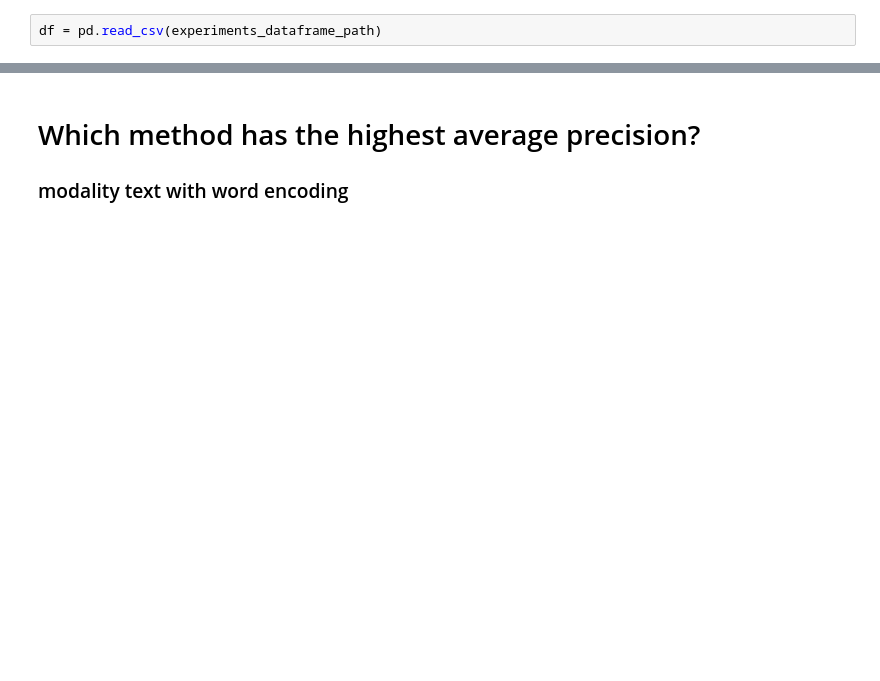
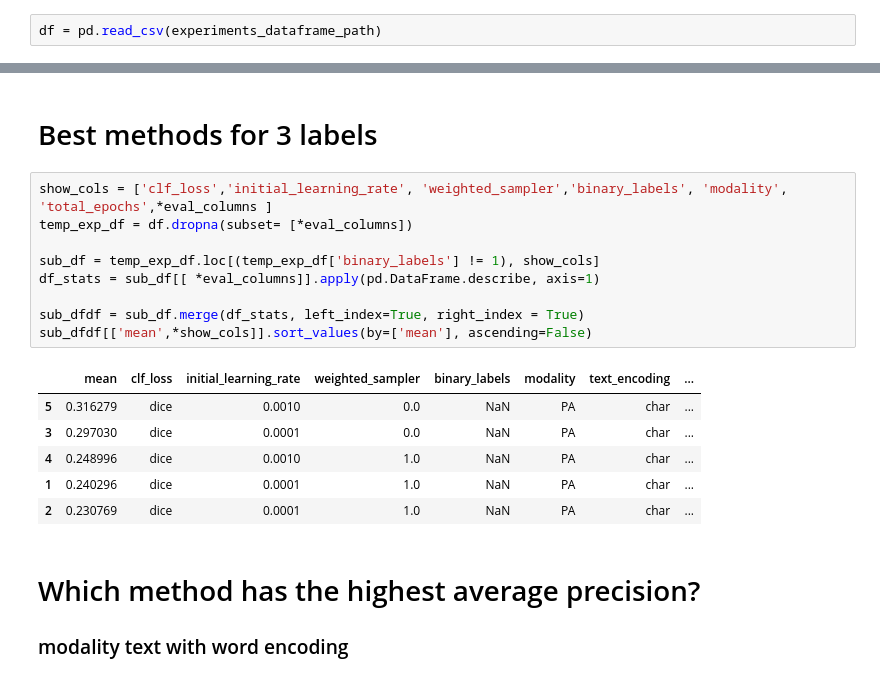
Before and after one commit to Jimmy2027/MoPoE-MIMIC, a Jupyter notebook: mimic/notebooks/trained_clf_exploration.ipynb, the cells around one changed output, grey strips where cells are left out. Saved outputs shown, nothing was run; the diff lists cells and outputs as text; blank space fills up the shorter version.

```diff
--- a/mimic/notebooks/trained_clf_exploration.ipynb
+++ b/mimic/notebooks/trained_clf_exploration.ipynb
@@ -10,3 +35,21 @@ df = pd.read_csv(experiments_dataframe_path)
+# %% [markdown]
+# Best methods for 3 labels
+# %%
+show_cols = ['clf_loss','initial_learning_rate', 'weighted_sampler','binary_labels', 'modality', 'total_epochs',*eval_columns ]
+temp_exp_df = df.dropna(subset= [*eval_columns])
+
+sub_df = temp_exp_df.loc[(temp_exp_df['binary_labels'] != 1), show_cols]
+df_stats = sub_df[[ *eval_columns]].apply(pd.DataFrame.describe, axis=1)
+
+sub_dfdf = sub_df.merge(df_stats, left_index=True, right_index = True)
+sub_dfdf[['mean',*show_cols]].sort_values(by=['mean'], ascending=False)
+# %% [output]
+|  | mean | clf_loss | initial_learning_rate | weighted_sampler | binary_labels | modality | text_encoding | ... |
+| 5 | 0.316279 | dice | 0.0010 | 0.0 | NaN | PA | char | ... |
+| 3 | 0.297030 | dice | 0.0001 | 0.0 | NaN | PA | char | ... |
+| 4 | 0.248996 | dice | 0.0010 | 1.0 | NaN | PA | char | ... |
+| 1 | 0.240296 | dice | 0.0001 | 1.0 | NaN | PA | char | ... |
+| 2 | 0.230769 | dice | 0.0001 | 1.0 | NaN | PA | char | ... |
 # %% [markdown]
 # Which method has the highest average precision?
 ### modality text with word encoding
```
Also changed, not shown: parts of 5 cells of this notebook, 27 other files.
